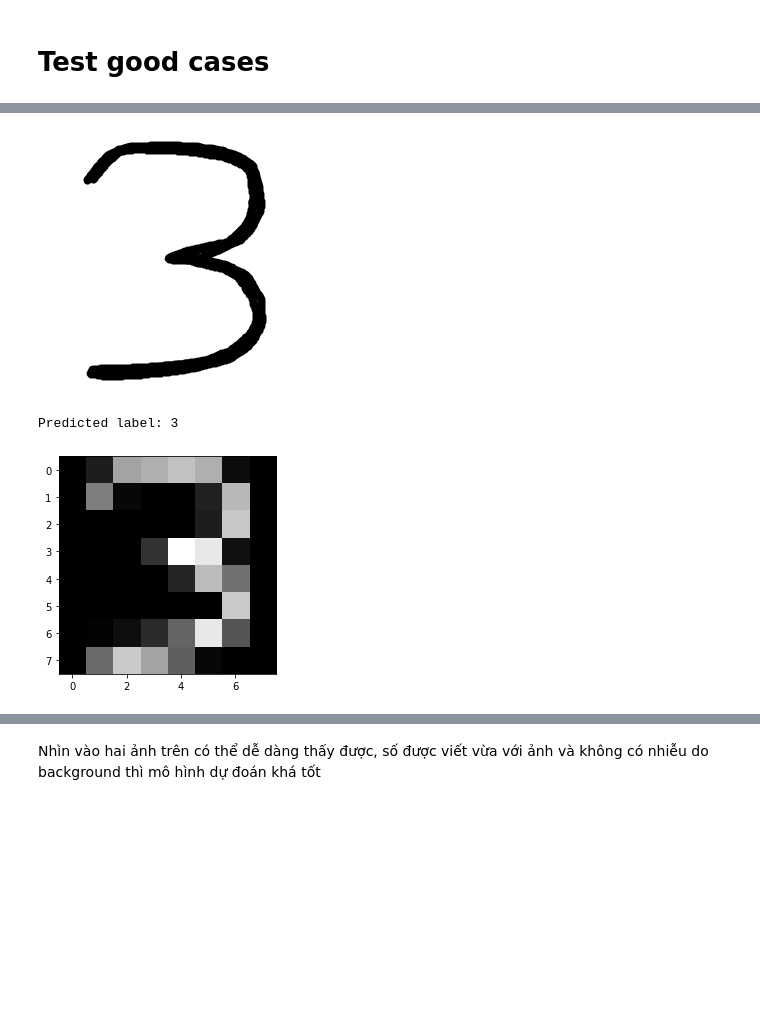
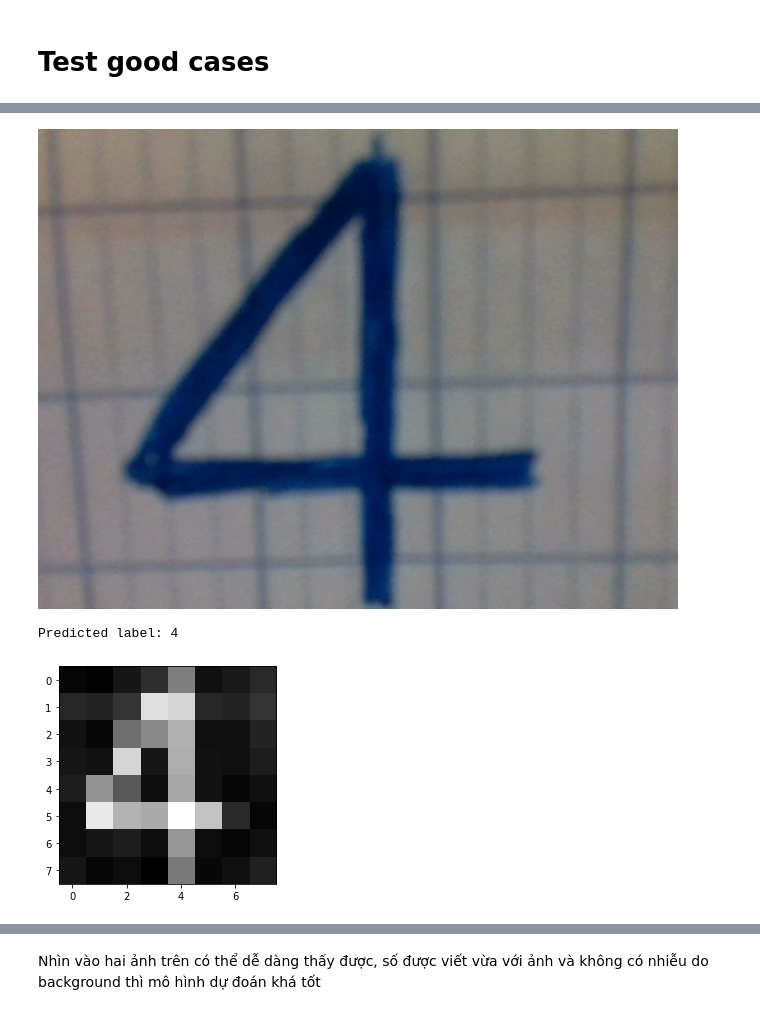
Before and after one commit to khiemledev/CS114.L22.KHCL, a Jupyter notebook: sklearn_hand_written_digits_recognition.ipynb, the cells around one changed output, grey strips where cells are left out. Drawn from its saved outputs; the diff is of its cells as text; code cells hidden in the pictures; blank space fills up the shorter version.

```diff
--- a/sklearn_hand_written_digits_recognition.ipynb
+++ b/sklearn_hand_written_digits_recognition.ipynb
@@ -282,13 +276,10 @@ cv2_imshow(images_to_show[0])
 # %%
 images = []
 for path in paths:
-  img = cv2.imread(path)
+  img = cv2.imread(path, cv2.IMREAD_GRAYSCALE)
 
   # Đưa ảnh về kích thước 8x8
   img = cv2.resize(img, (8, 8), interpolation = cv2.INTER_AREA)
-
-  # Chuyển ảnh đầu vào RGB sang gray scale
-  img = cv2.cvtColor(img, cv2.COLOR_BGR2GRAY)
 
   # Do ảnh dùng để huấn luyện mô hình trong khoảng
   # 0 đến 1 nên ta phải đưa ảnh về 0 1 để mô hình có thể dự đoán
@@ -339,3 +322,41 @@ for axs, image, prediction in zip(axes, images[:], y_pred[:]):
 Nguyên nhân của việc dự đoán không chính xác này là do dữ liệu huấn luyện là ảnh có kích thước nhỏ, các số nằm vừa trong ảnh. Tuy nhiên ảnh chụp lại khác, ảnh chụp số có thể nằm nhỏ hơn đâu đó trong ảnh, nét chữ mảnh hơn, có bìa sách... do đó khi resize về kích thước 8x8, ảnh của chúng ta đã bị mất thông tin.
 # %% [markdown]
 # Test good cases
+# %%
+good_cases = []
+# %%
+import os
+from IPython.display import Image
+
+# Tạo thư mục chứa ảnh chụp
+DIR = 'images'
+if not os.path.exists(DIR):
+    os.makedirs(DIR)
+
+# Lấy đường dẫn ảnh
+def image_name(n):
+  return f'{DIR}/image-{n}.jpg'
+
+try:
+  # Chụp nhiều ảnh thì tự động tăng i lên tránh ghi đè ảnh cũ
+  i = 0
+  while os.path.isfile(image_name(i)):
+    i += 1
+  filename = take_photo(image_name(i))
+  print('Saved to {}'.format(filename))
+
+  # Hiện cái ảnh mới vừa chụp xong
+  display(Image(filename))
+
+  # Gán label cho ảnh vừa chụp
+  while True:
+    label = int(input("Please label your image: "))
+    if label in range(0, 10):
+      break
+
+  good_cases.append([label, filename])
+
+except Exception as err:
+  # Lỗi nếu như người dùng ko có webcam hoặc là người dùng từ chối
+  # cấp quyền truy cập camera
+  print(str(err))
@@ -342,12 +368,12 @@ Nguyên nhân của việc dự đoán không chính xác này là do dữ liệ
 # %%
-img = cv2.imread('images/Untitled.png')
+img = cv2.imread(good_cases[0][1])
 cv2_imshow(img)
 img = cv2.resize(img, (8, 8), interpolation = cv2.INTER_AREA)
 img = cv2.cvtColor(img, cv2.COLOR_BGR2GRAY)
 plt.imshow(img, cmap=plt.cm.gray_r, interpolation='nearest')
 img = 16- (img / 16)
 print('Predicted label:', clf.predict([img.flatten()])[0])
 # %% [output]
-[figure, old version]
+[figure, new version]
-Predicted label: 3
+Predicted label: 4
-[figure, old version]
+[figure, new version]
```
Also changed, not shown: parts of 15 cells of this notebook.
